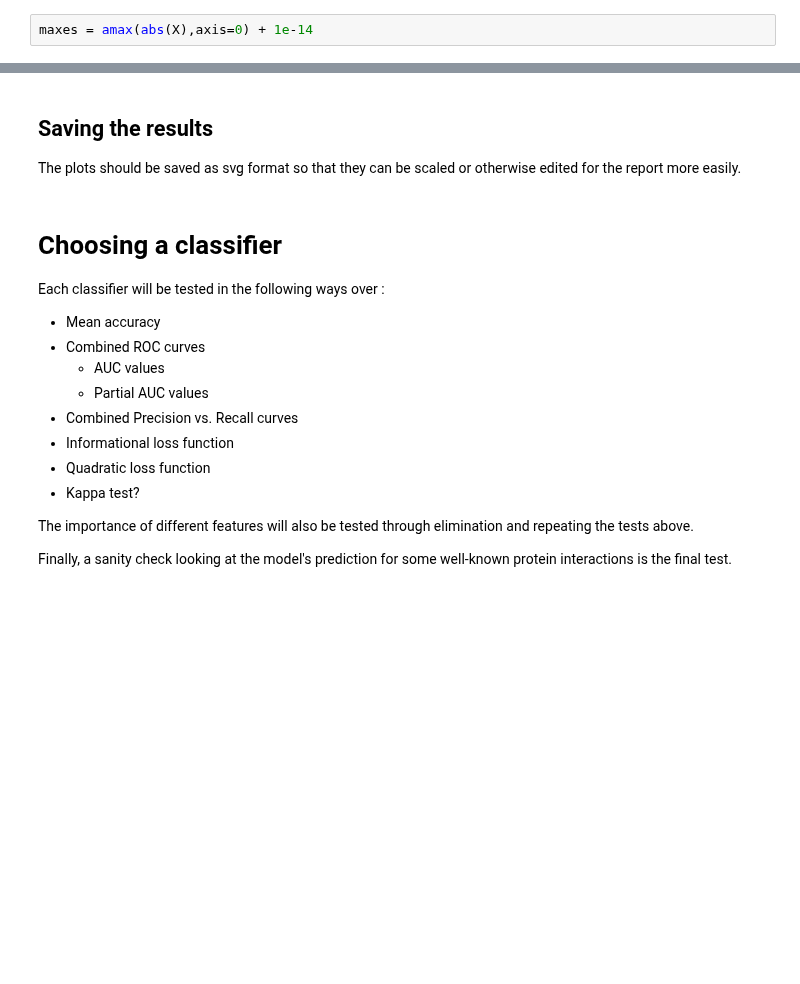
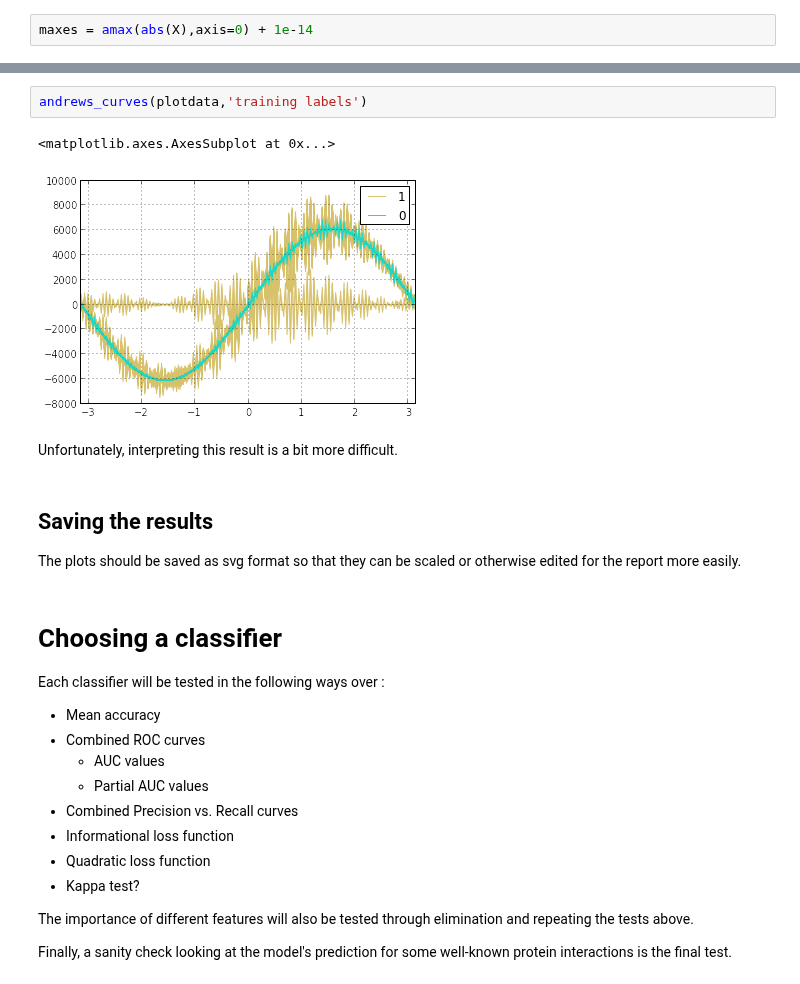
Before and after one commit to gngdb/opencast-bio, a Jupyter notebook: notebooks/Classifier Training.ipynb, the cells around one changed output, grey strips where cells are left out. Drawn from its saved outputs; the diff is of its cells as text; blank space fills up the shorter version.

```diff
--- a/notebooks/Classifier Training.ipynb
+++ b/notebooks/Classifier Training.ipynb
@@ -149,3 +181,10 @@ dd
+# %%
+andrews_curves(plotdata,'training labels')
+# %% [output]
+<matplotlib.axes.AxesSubplot at 0x...>
+[figure, added]
+# %% [markdown]
+Unfortunately, interpreting this result is a bit more difficult.
 # %% [markdown]
 ## Saving the results
 
```
Also changed, not shown: parts of 17 cells of this notebook.
